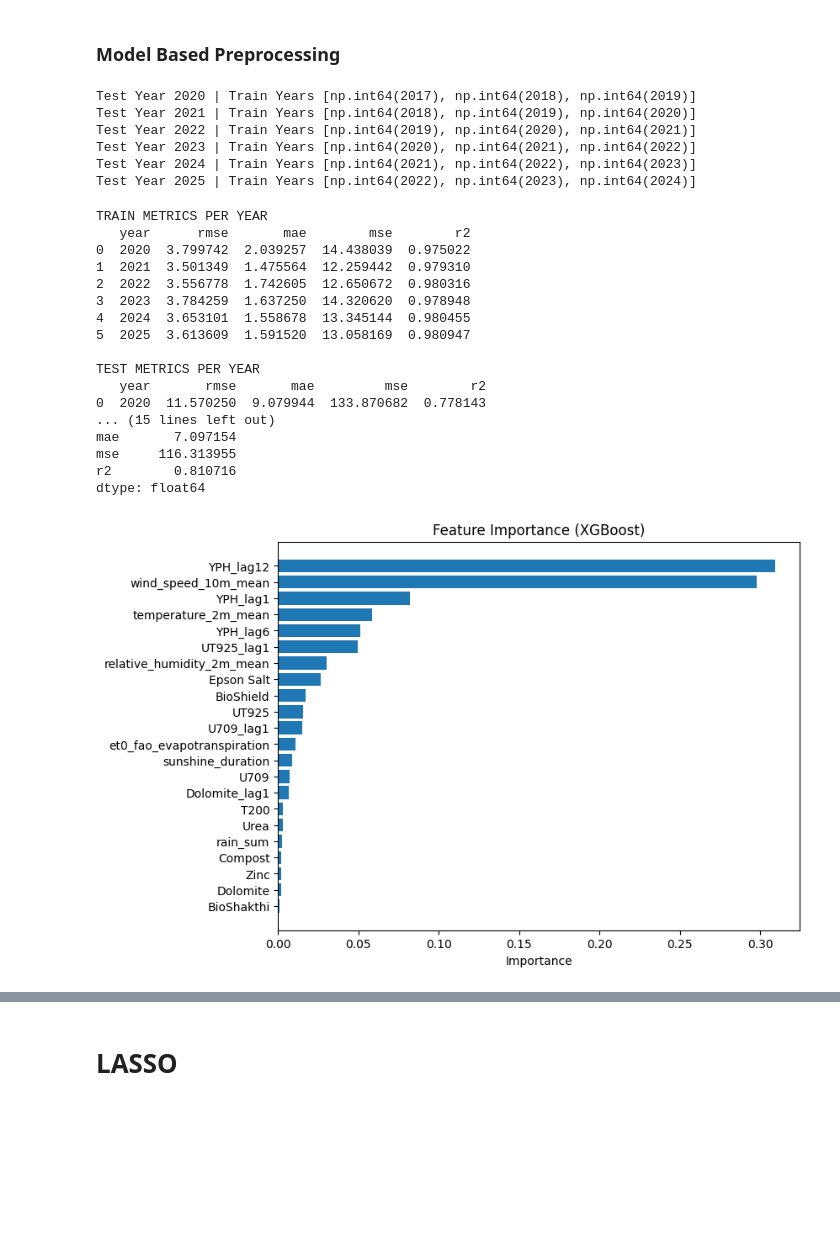
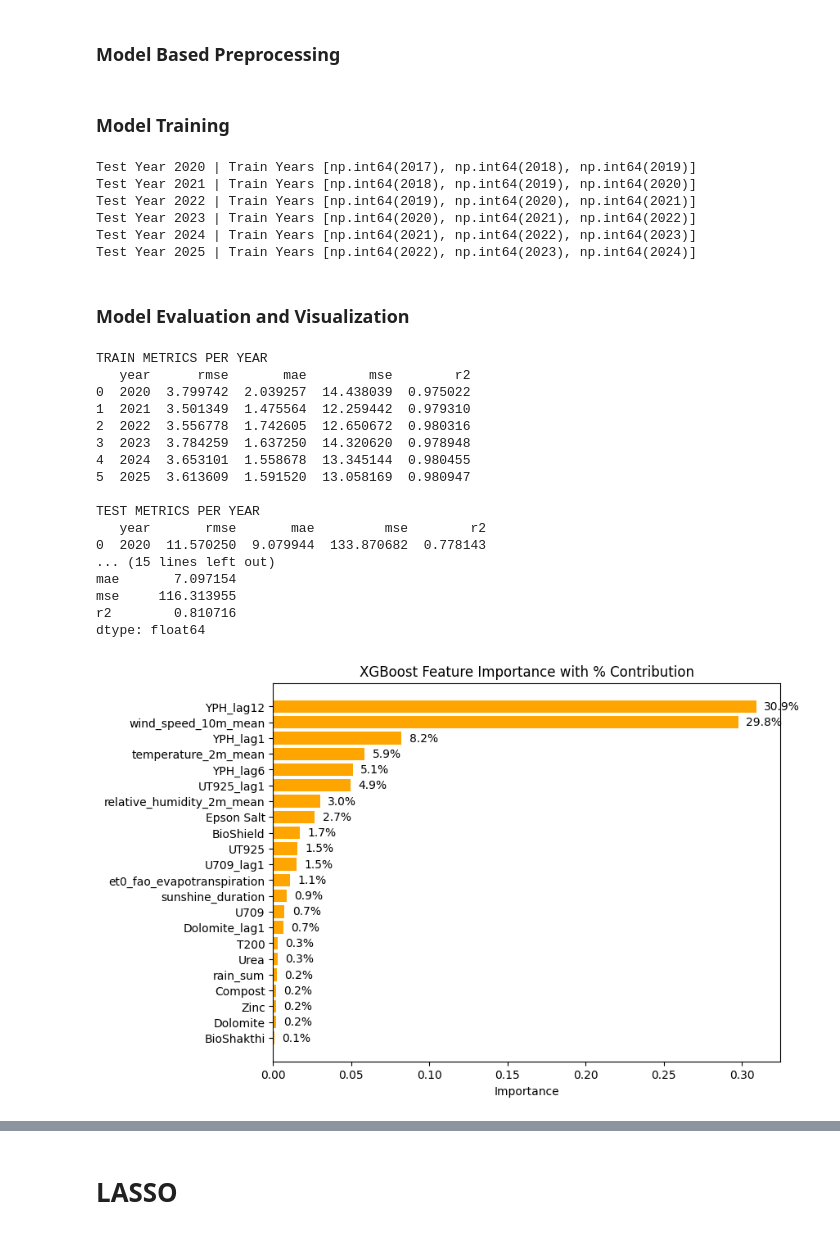
Before and after one commit to Kavishka2401/GPTea, a Jupyter notebook: Machine_Learning_Pipeline/Preprocessing_and_ModelTraining.ipynb, the cells around one changed output, grey strips where cells are left out. Drawn from its saved outputs; the diff is of its cells as text; code cells hidden in the pictures; blank space fills up the shorter version.

```diff
--- a/Machine_Learning_Pipeline/Preprocessing_and_ModelTraining.ipynb
+++ b/Machine_Learning_Pipeline/Preprocessing_and_ModelTraining.ipynb
@@ -122,7 +122,6 @@ test_years = [y for y in all_years if all(ty in all_years for ty in [y-3, y-2, y
 
 # Data Augmentation
 def add_gaussian_noise(X, y, noise_std=0.03, n_augmentations=2):
-    """Add Gaussian noise to augment training data"""
     X_aug = [X.values.copy()]
     y_aug = [y.values.copy()]
 
@@ -223,13 +222,24 @@ print(test_metrics_df[['rmse','mae','mse','r2']].mean())
 feature_importance = pd.DataFrame({
     'feature': features,
     'importance': model.get_feature_importance()
-}).sort_values(by='importance', ascending=False)
+})
 
+# Calculate percentage contribution
+feature_importance['percentage'] = (feature_importance['importance'] / feature_importance['importance'].sum()) * 100
+feature_importance = feature_importance.sort_values(by='importance', ascending=False)
+
+# Plot feature importance
 plt.figure(figsize=(8,6))
-plt.barh(feature_importance['feature'], feature_importance['importance'], color='skyblue')
+bars = plt.barh(feature_importance['feature'], feature_importance['importance'], color='skyblue')
 plt.gca().invert_yaxis()
 plt.xlabel("Importance")
-plt.title("Feature Importance (CatBoost)")
+plt.title("CatBoost Feature Importance with % Contribution")
+
+# Percentage labels to bars
+for bar, pct in zip(bars, feature_importance['percentage']):
+    plt.text(bar.get_width() + 0.5, bar.get_y() + bar.get_height()/2,
+             f"{pct:.1f}%", va='center')
+
 plt.show()
 
 # Predicted vs Actual Plot
@@ -296,2 +306,4 @@ TEST_YEARS  = sorted(df_xgb[df_xgb['Year'] >= 2020]['Year'].unique())
 WINDOW_SIZE = 3
+# %% [markdown]
+### Model Training
 # %%
@@ -360,7 +379,10 @@ Test Year 2022 | Train Years [np.int64(2019), np.int64(2020), np.int64(2021)]
 Test Year 2023 | Train Years [np.int64(2020), np.int64(2021), np.int64(2022)]
 Test Year 2024 | Train Years [np.int64(2021), np.int64(2022), np.int64(2023)]
 Test Year 2025 | Train Years [np.int64(2022), np.int64(2023), np.int64(2024)]
+# %% [markdown]
+### Model Evaluation and Visualization
 # %%
+# Convert metrics to DataFrame
 train_metrics_df = pd.DataFrame(train_results)
 test_metrics_df  = pd.DataFrame(test_results)
 
@@ -376,58 +398,63 @@ print(train_metrics_df[['rmse','mae','mse','r2']].mean())
 print("\nAVERAGE TEST METRICS")
 print(test_metrics_df[['rmse','mae','mse','r2']].mean())
 
-# Feature Importance
-xgb_model = pipeline.named_steps['xgb']
-
-feature_importance = pd.DataFrame({
+# Feature importance with percentages
+xgb_model = last_pipeline.named_steps['xgb']
+feat_imp = pd.DataFrame({
     'feature': features,
     'importance': xgb_model.feature_importances_
-}).sort_values(by='importance', ascending=False)
+})
+feat_imp['percentage'] = (feat_imp['importance'] / feat_imp['importance'].sum()) * 100
+feat_imp = feat_imp.sort_values(by='importance', ascending=False)
 
+# Plot feature importance
 plt.figure(figsize=(8,6))
-plt.barh(feature_importance['feature'], feature_importance['importance'])
+bars = plt.barh(feat_imp['feature'], feat_imp['importance'], color='orange')
 plt.gca().invert_yaxis()
 plt.xlabel("Importance")
-plt.title("Feature Importance (XGBoost)")
+plt.title("XGBoost Feature Importance with % Contribution")
+# Add percentage labels
+for bar, pct in zip(bars, feat_imp['percentage']):
+    plt.text(bar.get_width() + 0.005, bar.get_y() + bar.get_height()/2,
+             f"{pct:.1f}%", va='center')
 plt.show()
 
-# Predicted vs Actual Plot
+# Predicted vs Actual
 plt.figure(figsize=(6,6))
-plt.scatter(y_test, y_test_pred, alpha=0.7)
-plt.plot([y_test.min(), y_test.max()],
-         [y_test.min(), y_test.max()],
+plt.scatter(last_y_test, last_y_test_pred, alpha=0.7, color='blue')
+plt.plot([last_y_test.min(), last_y_test.max()],
+         [last_y_test.min(), last_y_test.max()],
          'r--')
 plt.xlabel("Actual YPH")
 plt.ylabel("Predicted YPH")
-plt.title(f"Predicted vs Actual ({test_year})")
+plt.title(f"Predicted vs Actual ({TEST_YEARS[-1]})")
 plt.show()
 
-# Residuals vs Predicted Plot
-residuals = y_test - y_test_pred
-
+# Residuals vs Predicted
+residuals = last_y_test - last_y_test_pred
 plt.figure(figsize=(6,6))
-plt.scatter(y_test_pred, residuals, alpha=0.7)
-plt.axhline(0, linestyle='--')
+plt.scatter(last_y_test_pred, residuals, alpha=0.7, color='purple')
+plt.axhline(0, linestyle='--', color='black')
 plt.xlabel("Predicted YPH")
 plt.ylabel("Residuals")
-plt.title(f"Residuals vs Predicted ({test_year})")
+plt.title(f"Residuals vs Predicted ({TEST_YEARS[-1]})")
 plt.show()
 # %% [output]
 TRAIN METRICS PER YEAR
    year      rmse       mae        mse        r2
 0  2020  3.799742  2.039257  14.438039  0.975022
 1  2021  3.501349  1.475564  12.259442  0.979310
 2  2022  3.556778  1.742605  12.650672  0.980316
 3  2023  3.784259  1.637250  14.320620  0.978948
 4  2024  3.653101  1.558678  13.345144  0.980455
 5  2025  3.613609  1.591520  13.058169  0.980947
 
 TEST METRICS PER YEAR
    year       rmse       mae         mse        r2
 0  2020  11.570250  9.079944  133.870682  0.778143
 ... (15 lines left out)
 mae       7.097154
 mse     116.313955
 r2        0.810716
 dtype: float64
-[figure, old version]
+[figure, new version]
```
Also changed, not shown: parts of 12 cells of this notebook.
